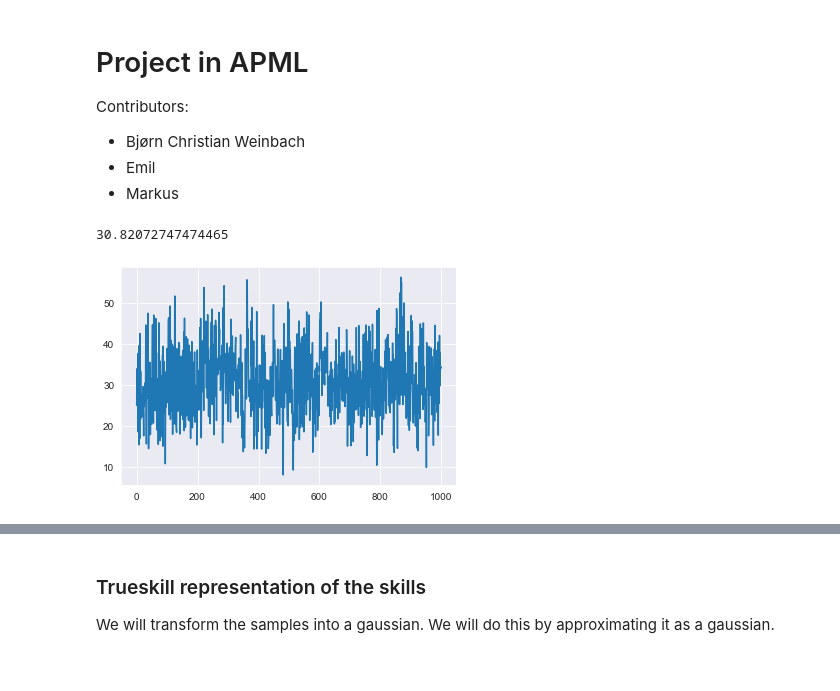
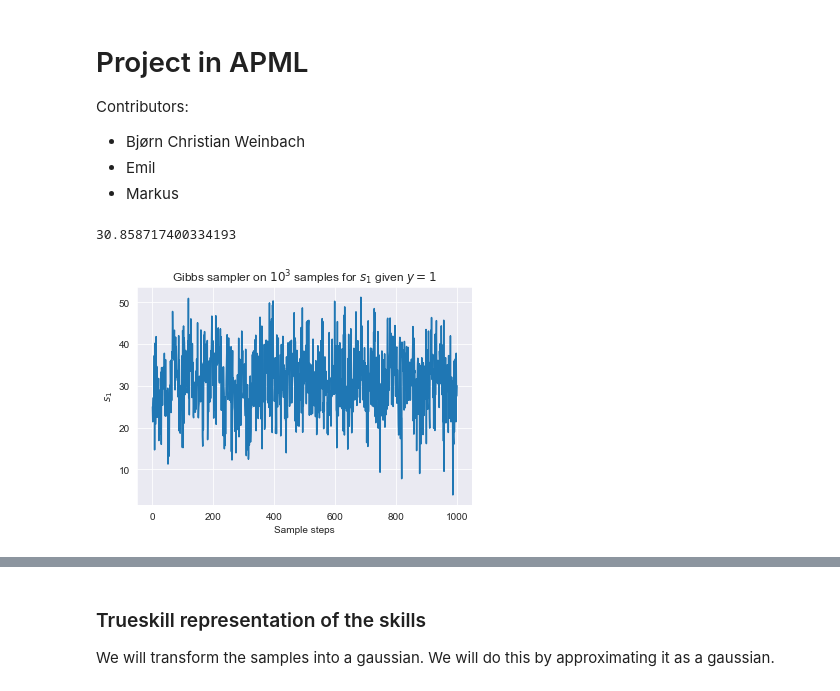
Before and after one commit to bcwein/1RT705APML-Project, a Jupyter notebook: runme.ipynb, the cells around one changed output, grey strips where cells are left out. Drawn from its saved outputs; the diff is of its cells as text; code cells hidden in the pictures.

```diff
--- a/runme.ipynb
+++ b/runme.ipynb
@@ -45,7 +45,6 @@ def gibbsSampler(L, mu_s, sigma_s, burn=0):
     s1 = np.zeros(L)
     s2 = np.zeros(L)
     t = np.zeros(L)
-    y = 1
     s1[0] = mu_s[0]
     s2[0] = mu_s[1]
     t[0] = 1
@@ -89,9 +88,12 @@ experiment = pd.DataFrame(
 )
 # %%
 plt.plot(s1)
+plt.title("Gibbs sampler on $10^3$ samples for $s_1$ given $y=1$")
+plt.ylabel("$s_1$")
+plt.xlabel("Sample steps")
 if(save):
     plt.savefig("s1traceplotwithoutburnin.png")
 np.mean(s1)
 # %% [output]
-30.82072747474465
+30.858717400334193
-[figure, old version]
+[figure, new version]
```
Also changed, not shown: parts of 38 cells of this notebook.
